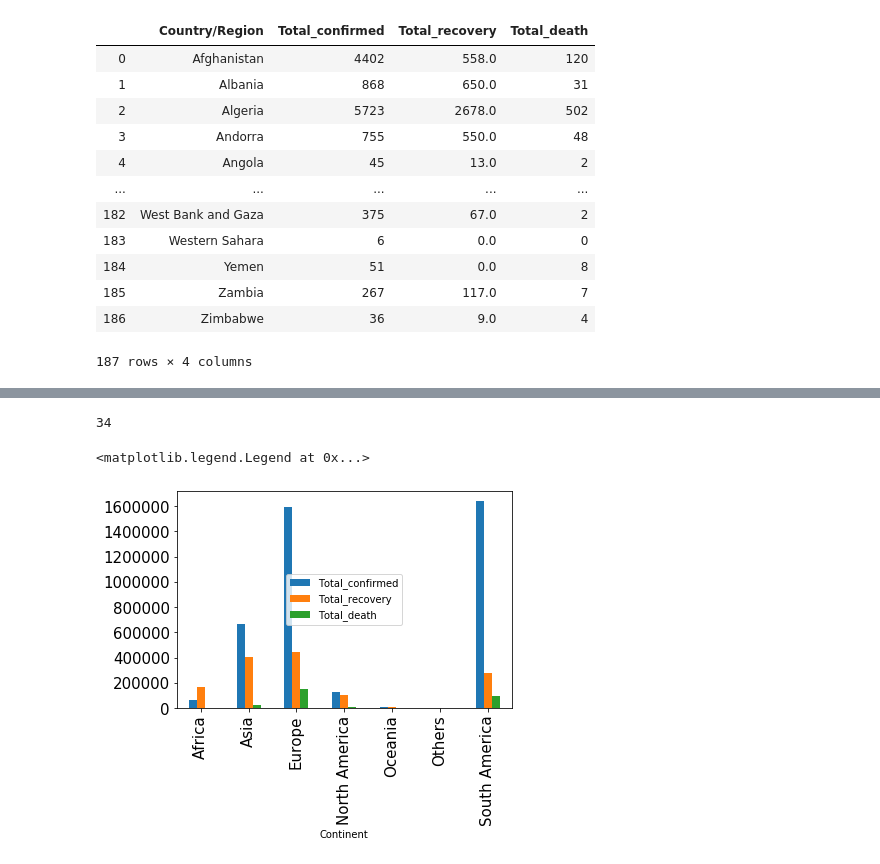
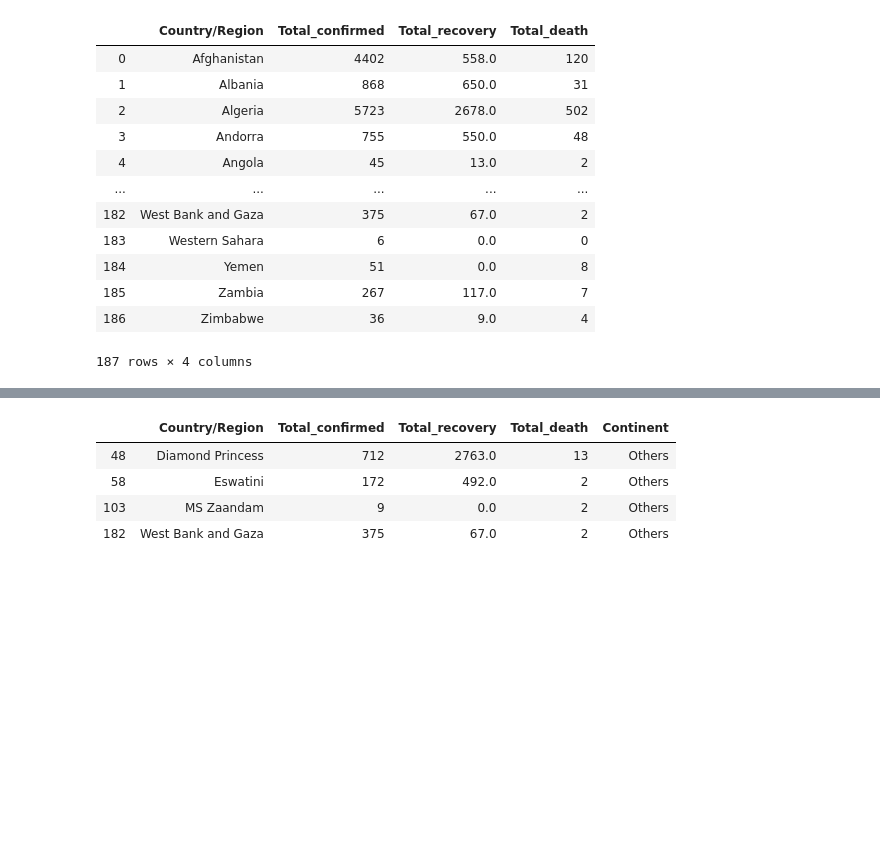
Before and after one commit to Predstan/COVID-19, a Jupyter notebook: covid_code.ipynb, the cells around one changed output, grey strips where cells are left out. Cells and saved outputs as stored; diff of their text form; code cells hidden in the pictures; blank space fills up the shorter version.

```diff
--- a/covid_code.ipynb
+++ b/covid_code.ipynb
@@ -324,10 +287,8 @@ combined
-# %%
-len(South_America)
-# %% [output]
-34
-# %%
-ax = combined.groupby("Continent").sum().plot(kind= "bar", rot = 90, fontsize = 15,)
-plt.legend(loc='center')
-# %% [output]
-<matplotlib.legend.Legend at 0x...>
-[figure, removed]
+# %%
+combined[combined["Continent"] == "Others"]
+# %% [output]
+|  | Country/Region | Total_confirmed | Total_recovery | Total_death | Continent |
+| 48 | Diamond Princess | 712 | 2763.0 | 13 | Others |
+| 58 | Eswatini | 172 | 492.0 | 2 | Others |
+| 103 | MS Zaandam | 9 | 0.0 | 2 | Others |
+| 182 | West Bank and Gaza | 375 | 67.0 | 2 | Others |
```
Also changed, not shown: parts of 13 cells of this notebook.
